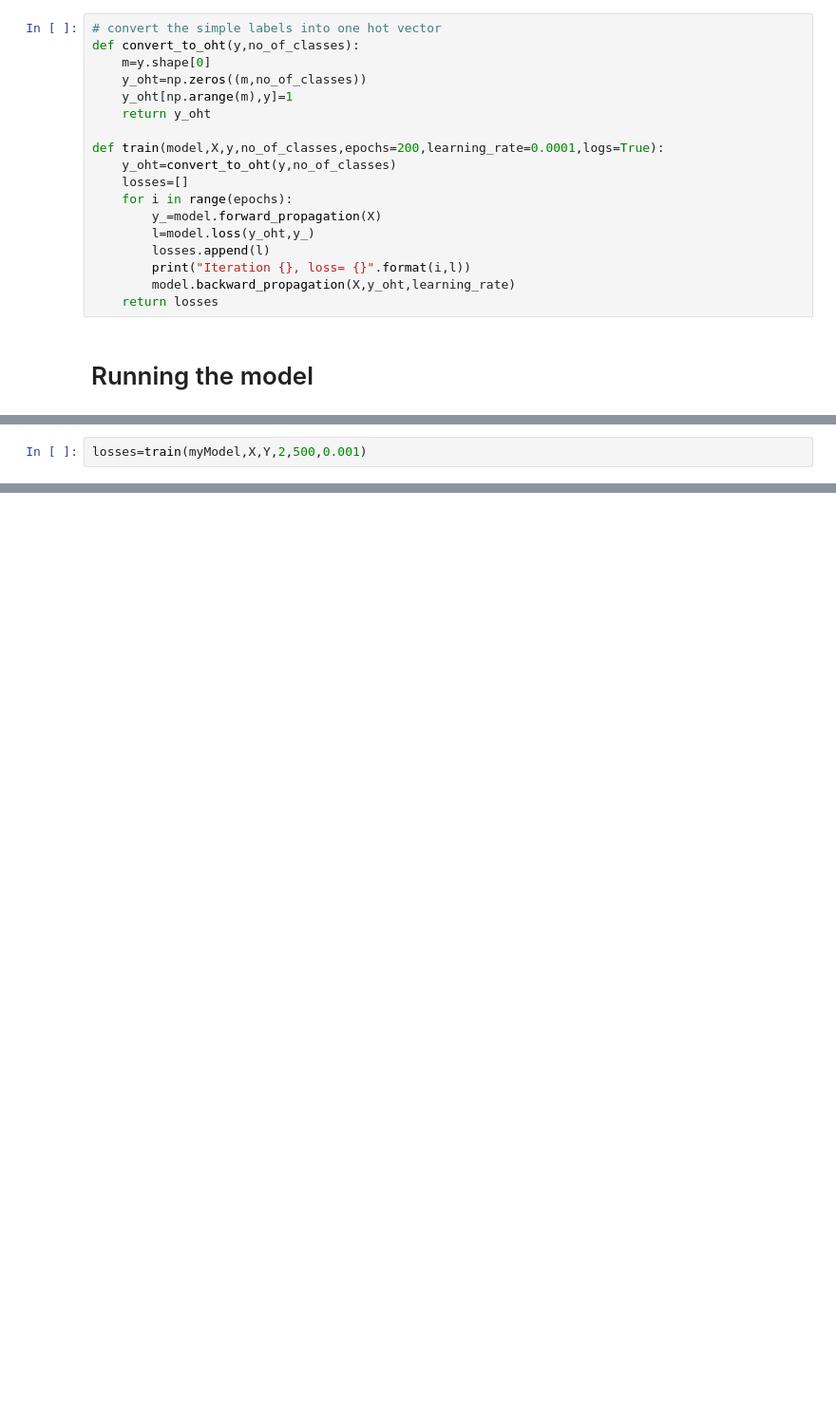
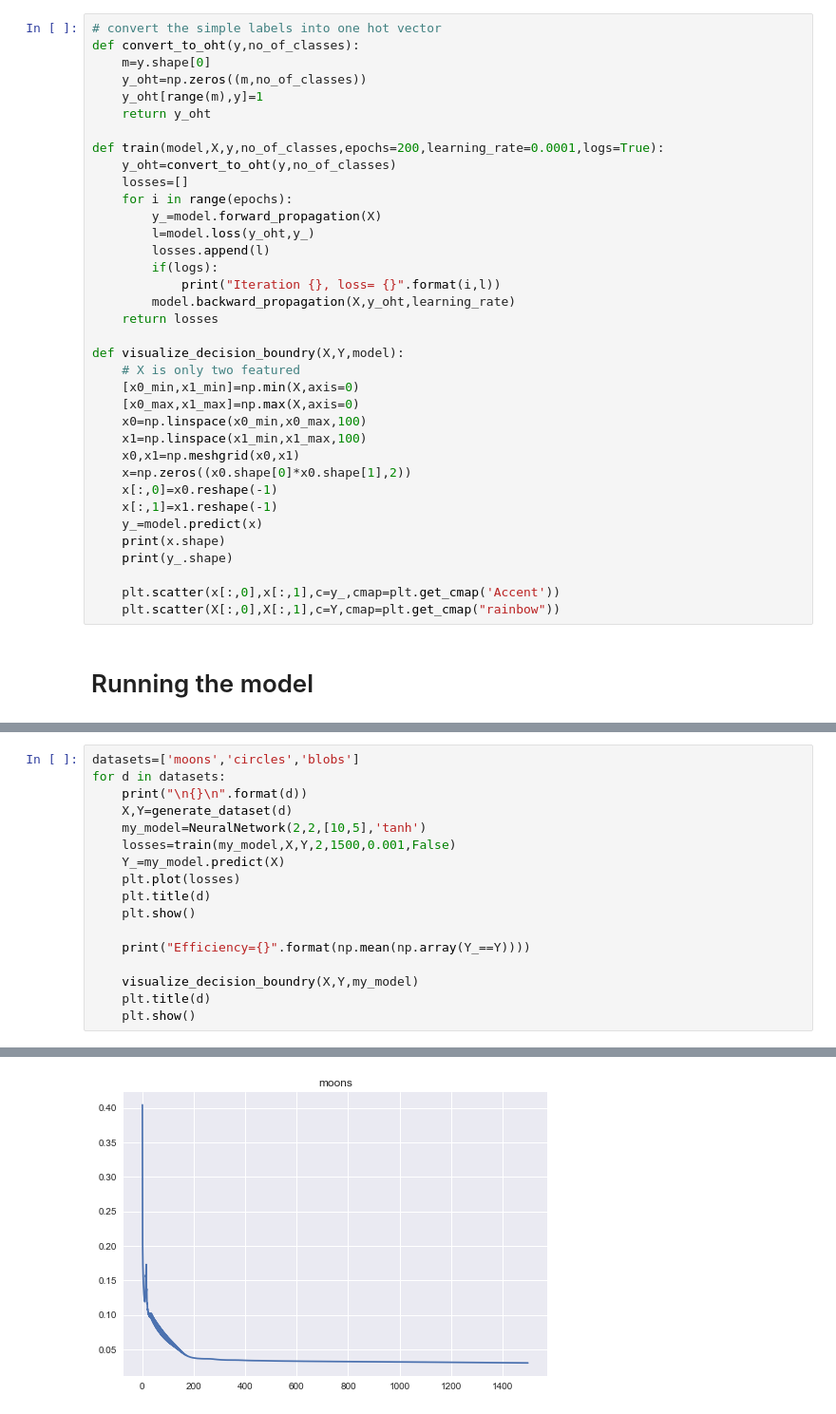
Before and after one commit to gaganwalia212/Neural-Networks, a Jupyter notebook: neural_network.ipynb, the cells around one changed output, grey strips where cells are left out. Shown at 95% size. Cells and saved outputs as stored; diff of their text form; blank space fills up the shorter version.

Commit message:
run for different datasets and different activation functions

```diff
--- a/neural_network.ipynb
+++ b/neural_network.ipynb
@@ -141,7 +169,7 @@ class NeuralNetwork:
 def convert_to_oht(y,no_of_classes):
     m=y.shape[0]
     y_oht=np.zeros((m,no_of_classes))
-    y_oht[np.arange(m),y]=1
+    y_oht[range(m),y]=1
     return y_oht
 
 def train(model,X,y,no_of_classes,epochs=200,learning_rate=0.0001,logs=True):
@@ -151,8 +179,26 @@ def train(model,X,y,no_of_classes,epochs=200,learning_rate=0.0001,logs=True):
         y_=model.forward_propagation(X)
         l=model.loss(y_oht,y_)
         losses.append(l)
-        print("Iteration {}, loss= {}".format(i,l))
+        if(logs):
+            print("Iteration {}, loss= {}".format(i,l))
         model.backward_propagation(X,y_oht,learning_rate)
     return losses
+
+def visualize_decision_boundry(X,Y,model):
+    # X is only two featured
+    [x0_min,x1_min]=np.min(X,axis=0)
+    [x0_max,x1_max]=np.max(X,axis=0)
+    x0=np.linspace(x0_min,x0_max,100)
+    x1=np.linspace(x1_min,x1_max,100)
+    x0,x1=np.meshgrid(x0,x1)
+    x=np.zeros((x0.shape[0]*x0.shape[1],2))
+    x[:,0]=x0.reshape(-1)
+    x[:,1]=x1.reshape(-1)
+    y_=model.predict(x)
+    print(x.shape)
+    print(y_.shape)
+
+    plt.scatter(x[:,0],x[:,1],c=y_,cmap=plt.get_cmap('Accent'))
+    plt.scatter(X[:,0],X[:,1],c=Y,cmap=plt.get_cmap("rainbow"))
 # %% [markdown]
 # Running the model
@@ -161,2 +204,0 @@ myModel=NeuralNetwork(2,2,[10,5])
-# %%
-losses=train(myModel,X,Y,2,500,0.001)
@@ -204,0 +207,18 @@ plt.show()
+# %%
+datasets=['moons','circles','blobs']
+for d in datasets:
+    print("\n{}\n".format(d))
+    X,Y=generate_dataset(d)
+    my_model=NeuralNetwork(2,2,[10,5],'tanh')
+    losses=train(my_model,X,Y,2,1500,0.001,False)
+    Y_=my_model.predict(X)
+    plt.plot(losses)
+    plt.title(d)
+    plt.show()
+
+    print("Efficiency={}".format(np.mean(np.array(Y_==Y))))
+
+    visualize_decision_boundry(X,Y,my_model)
+    plt.title(d)
+    plt.show()
+# %% [output]
@@ -204,0 +226 @@ plt.show()
+[figure, added]
```
Also changed, not shown: parts of 17 cells of this notebook.
